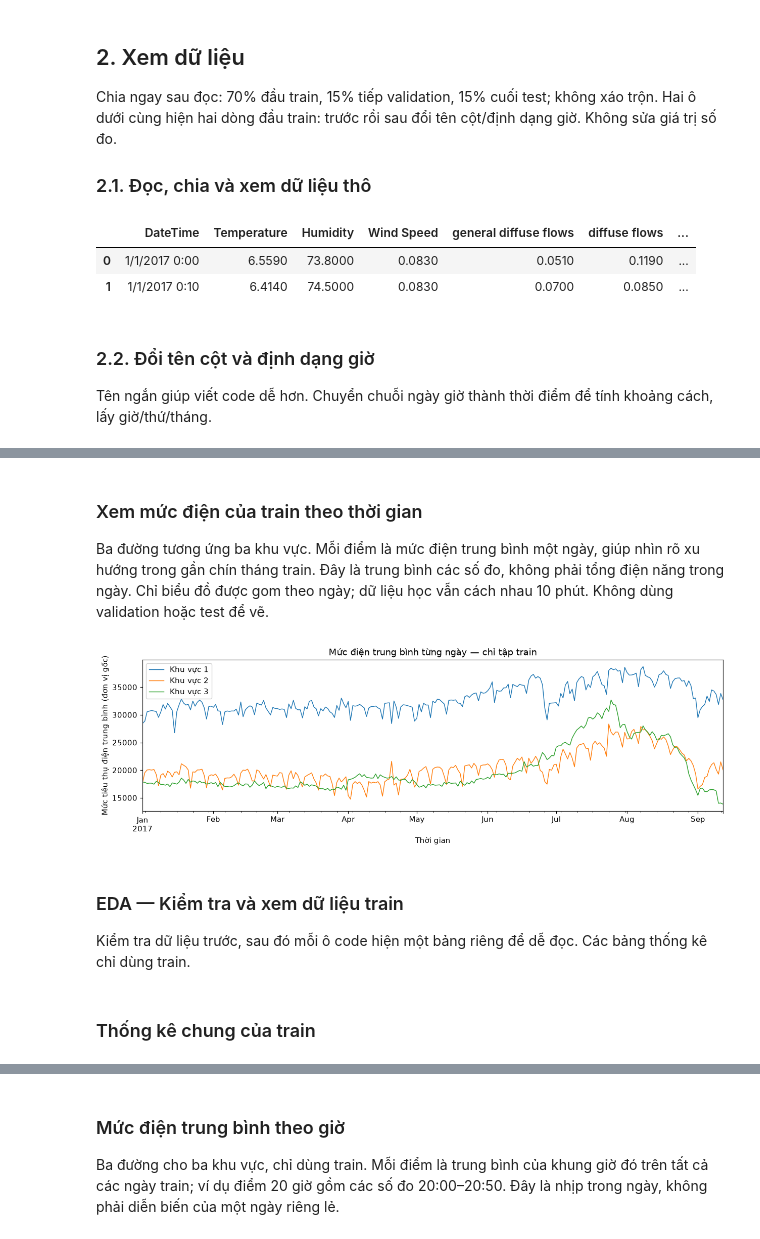
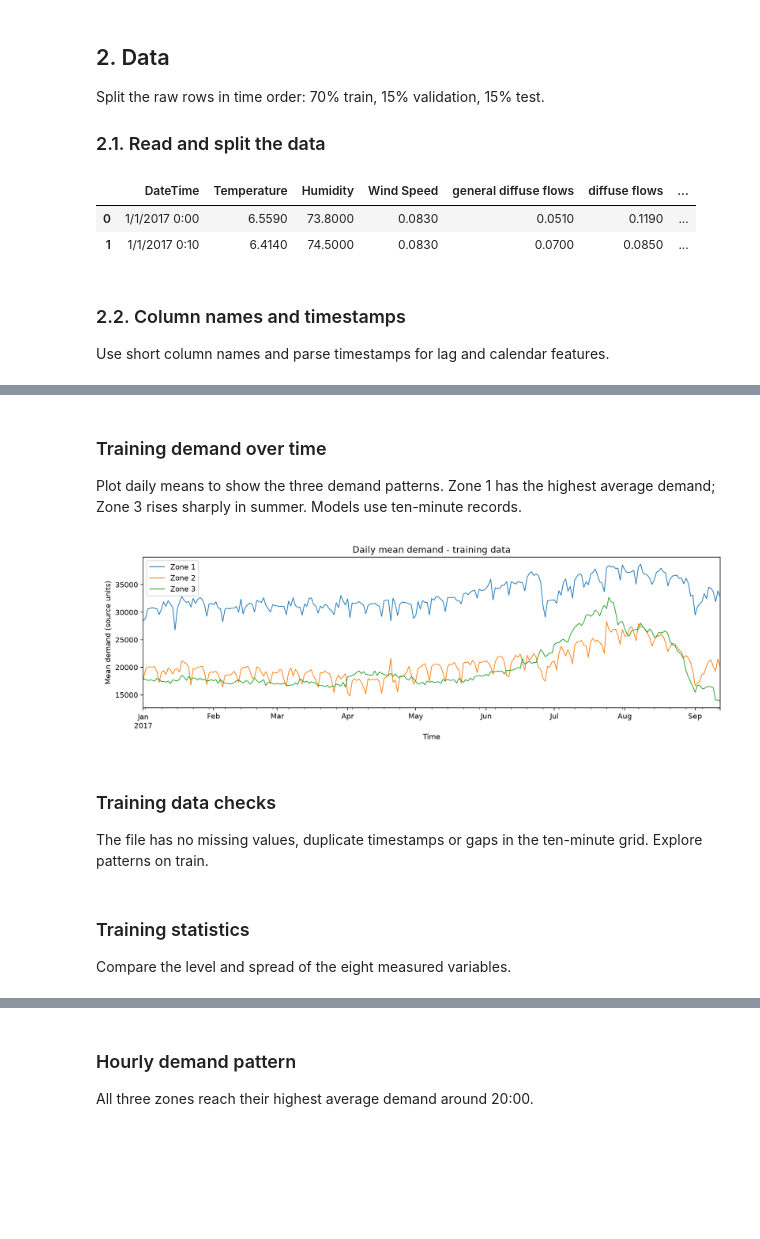
Before and after one commit to huy1907ddddddd/DS66B_group_14, a Jupyter notebook: notebooks/GridWatch_Colab.ipynb, the cells around one changed output, grey strips where cells are left out. Drawn from its saved outputs; the diff is of its cells as text; code cells hidden in the pictures; blank space fills up the shorter version.

```diff
--- a/notebooks/GridWatch_Colab.ipynb
+++ b/notebooks/GridWatch_Colab.ipynb
@@ -29,15 +23,13 @@ from sklearn.model_selection import TimeSeriesSplit, GridSearchCV, cross_val_sco
 from sklearn.metrics import mean_absolute_error, mean_squared_error, mean_absolute_percentage_error, r2_score
 pd.options.display.float_format = '{:,.4f}'.format
 # %% [markdown]
-## 2. Xem dữ liệu
-Chia ngay sau đọc: 70% đầu train, 15% tiếp validation, 15% cuối test; không xáo trộn.
-Hai ô dưới cùng hiện hai dòng đầu train: trước rồi sau đổi tên cột/định dạng giờ. Không sửa giá trị số đo.
+## 2. Data
+Split the raw rows in time order: 70% train, 15% validation, 15% test.
 
-### 2.1. Đọc, chia và xem dữ liệu thô
+### 2.1. Read and split the data
 # %%
 url = 'https://raw.githubusercontent.com/huy1907ddddddd/DS66B_group_14/eaabc962460c76dc76db4a59d3de5a5dfd6329fd/data/raw/Tetuan%20City%20power%20consumption.csv'
-data_file = Path('../data/raw/Tetuan City power consumption.csv')
-data = pd.read_csv(data_file if data_file.exists() else url)
+data = pd.read_csv(url)
 train_end = int(len(data) * 0.70)
 test_start = int(len(data) * 0.85)
 test = data.iloc[test_start:].copy()
@@ -49,8 +41,8 @@ display(df.iloc[:train_end].head(2))
 | 0 | 1/1/2017 0:00 | 6.5590 | 73.8000 | 0.0830 | 0.0510 | 0.1190 | ... |
 | 1 | 1/1/2017 0:10 | 6.4140 | 74.5000 | 0.0830 | 0.0700 | 0.0850 | ... |
 # %% [markdown]
-### 2.2. Đổi tên cột và định dạng giờ
-Tên ngắn giúp viết code dễ hơn. Chuyển chuỗi ngày giờ thành thời điểm để tính khoảng cách, lấy giờ/thứ/tháng.
+### 2.2. Column names and timestamps
+Use short column names and parse timestamps for lag and calendar features.
 # %%
 weather = ['temperature', 'humidity', 'wind_speed', 'general_diffuse', 'diffuse']
 zones = ['zone_1', 'zone_2', 'zone_3']
@@ -62,30 +54,30 @@ display(df.iloc[:train_end].head(2))
 | 0 | 2017-01-01 00:00:00 | 6.5590 | 73.8000 | 0.0830 | 0.0510 | 0.1190 | 34,055.6962 | 16,128.8754 | 20,240.9639 |
 | 1 | 2017-01-01 00:10:00 | 6.4140 | 74.5000 | 0.0830 | 0.0700 | 0.0850 | 29,814.6835 | 19,375.0760 | 20,131.0843 |
 # %% [markdown]
-### Xem mức điện của train theo thời gian
-
-Ba đường tương ứng ba khu vực. Mỗi điểm là mức điện trung bình một ngày, giúp nhìn rõ xu hướng trong gần chín tháng train. Đây là trung bình các số đo, không phải tổng điện năng trong ngày. Chỉ biểu đồ được gom theo ngày; dữ liệu học vẫn cách nhau 10 phút. Không dùng validation hoặc test để vẽ.
+### Training demand over time
+Plot daily means to show the three demand patterns. Zone 1 has the highest average demand; Zone 3 rises sharply in summer. Models use ten-minute records.
 # %%
 train_view = df.iloc[:train_end]
 daily_power = train_view.set_index('time')[zones].resample('D').mean()
 daily_power.plot(figsize=(12, 4), linewidth=1)
-plt.title('Mức điện trung bình từng ngày — chỉ tập train')
-plt.xlabel('Thời gian')
-plt.ylabel('Mức tiêu thụ điện trung bình (đơn vị gốc)')
-plt.legend(['Khu vực 1', 'Khu vực 2', 'Khu vực 3'])
+plt.title('Daily mean demand - training data')
+plt.xlabel('Time')
+plt.ylabel('Mean demand (source units)')
+plt.legend(['Zone 1', 'Zone 2', 'Zone 3'])
 plt.tight_layout()
 plt.show()
 # %% [output]
-[figure, old version]
+[figure, new version]
 # %% [markdown]
-### EDA — Kiểm tra và xem dữ liệu train
-Kiểm tra dữ liệu trước, sau đó mỗi ô code hiện một bảng riêng để dễ đọc. Các bảng thống kê chỉ dùng train.
+### Training data checks
+The file has no missing values, duplicate timestamps or gaps in the ten-minute grid. Explore patterns on train.
 # %%
 assert df.notna().all().all() and np.isfinite(df[weather + zones]).all().all()
 assert not df.time.duplicated().any()
 assert df.time.diff().dropna().eq(pd.Timedelta(minutes=10)).all()
 # %% [markdown]
-### Thống kê chung của train
+### Training statistics
+Compare the level and spread of the eight measured variables.
 # %%
 early = df.iloc[:train_end]
 display(early[weather + zones].describe().T)
@@ -100,8 +92,8 @@ display(early[weather + zones].describe().T)
 | zone_2 | 36,691.0000 | 20,444.8429 | 5,067.7250 | 8,560.0815 | 16,298.7573 | 20,444.3506 | 23,875.6239 | 37,408.8608 |
 | zone_3 | 36,691.0000 | 20,024.4123 | 6,464.3840 | 8,189.9081 | 15,290.1818 | 18,071.6308 | 24,821.5674 | 47,598.3264 |
 # %% [markdown]
-### Mức điện trung bình theo giờ
-Ba đường cho ba khu vực, chỉ dùng train. Mỗi điểm là trung bình của khung giờ đó trên tất cả các ngày train; ví dụ điểm 20 giờ gồm các số đo 20:00–20:50. Đây là nhịp trong ngày, không phải diễn biến của một ngày riêng lẻ.
+### Hourly demand pattern
+All three zones reach their highest average demand around 20:00.
 # %%
 hourly_power = early.groupby(early.time.dt.hour)[zones].mean()
 hourly_power.plot(marker='o', figsize=(10, 4))
```
Also changed, not shown: parts of 64 cells of this notebook, 1 other file.
